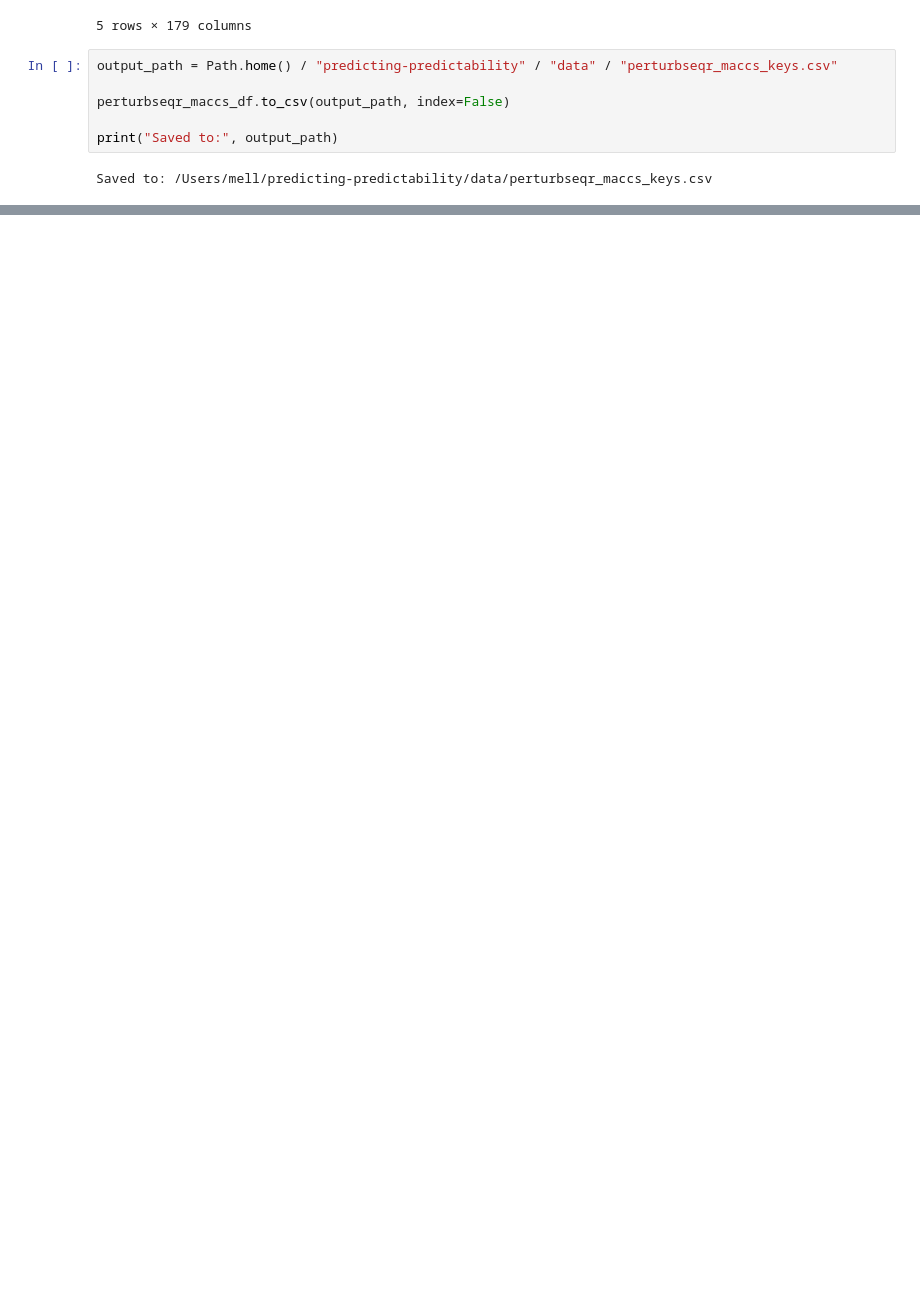
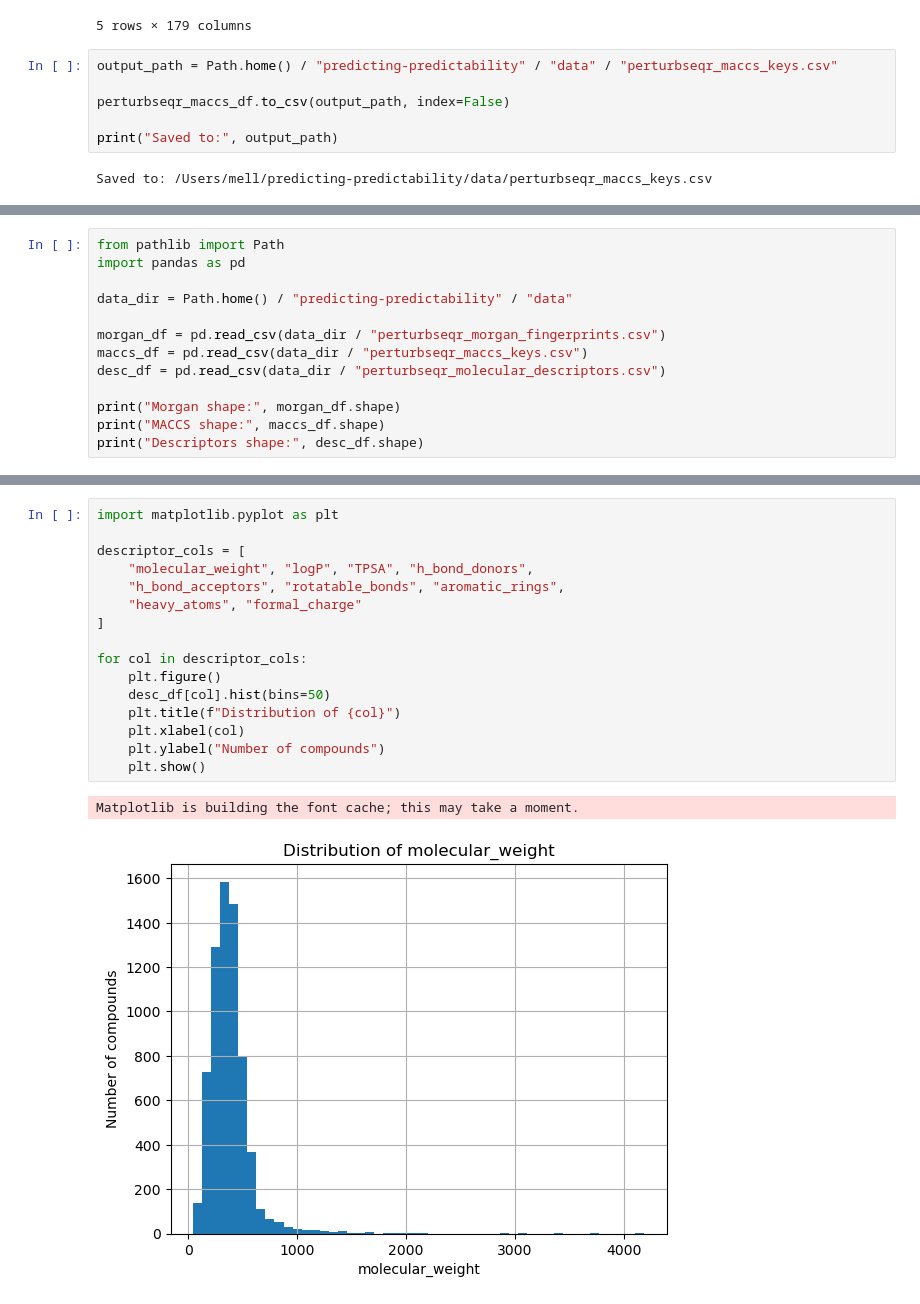
Before and after one commit to mell508-gif/predicting-predictability, a Jupyter notebook: notebooks/objective_2_rdkit_fingerprints.ipynb, the cells around one changed output, grey strips where cells are left out. Saved outputs shown, nothing was run; the diff lists cells and outputs as text; blank space fills up the shorter version.

```diff
--- a/notebooks/objective_2_rdkit_fingerprints.ipynb
+++ b/notebooks/objective_2_rdkit_fingerprints.ipynb
@@ -313,0 +387,13 @@ Saved to: /Users/mell/predicting-predictability/data/perturbseqr_maccs_keys.csv
+# %%
+from pathlib import Path
+import pandas as pd
+
+data_dir = Path.home() / "predicting-predictability" / "data"
+
+morgan_df = pd.read_csv(data_dir / "perturbseqr_morgan_fingerprints.csv")
+maccs_df = pd.read_csv(data_dir / "perturbseqr_maccs_keys.csv")
+desc_df = pd.read_csv(data_dir / "perturbseqr_molecular_descriptors.csv")
+
+print("Morgan shape:", morgan_df.shape)
+print("MACCS shape:", maccs_df.shape)
+print("Descriptors shape:", desc_df.shape)
@@ -313,0 +423,19 @@ Saved to: /Users/mell/predicting-predictability/data/perturbseqr_maccs_keys.csv
+# %%
+import matplotlib.pyplot as plt
+
+descriptor_cols = [
+    "molecular_weight", "logP", "TPSA", "h_bond_donors",
+    "h_bond_acceptors", "rotatable_bonds", "aromatic_rings",
+    "heavy_atoms", "formal_charge"
+]
+
+for col in descriptor_cols:
+    plt.figure()
+    desc_df[col].hist(bins=50)
+    plt.title(f"Distribution of {col}")
+    plt.xlabel(col)
+    plt.ylabel("Number of compounds")
+    plt.show()
+# %% [output]
+Matplotlib is building the font cache; this may take a moment.
+[figure, added]
```
Also changed, not shown: parts of 9 cells of this notebook, 1 other file.
